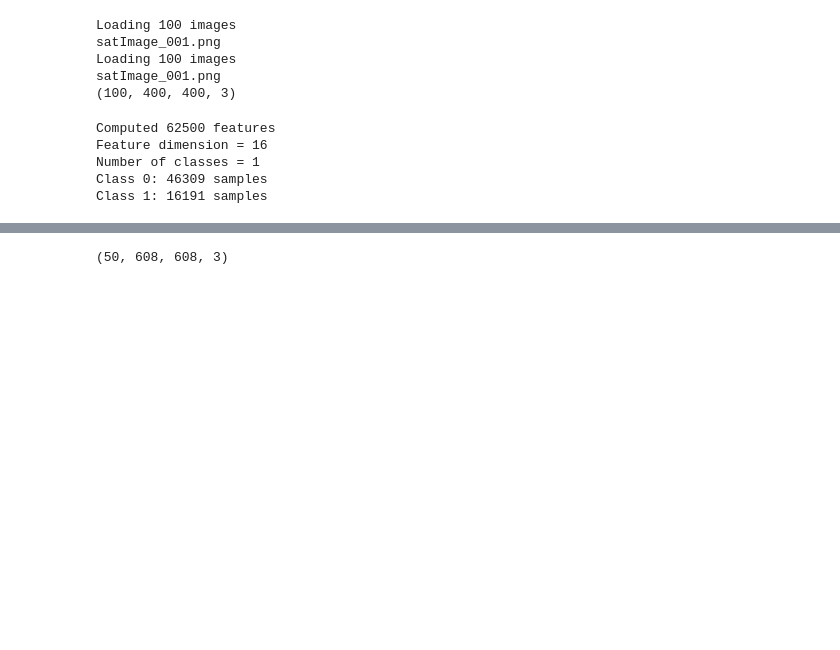
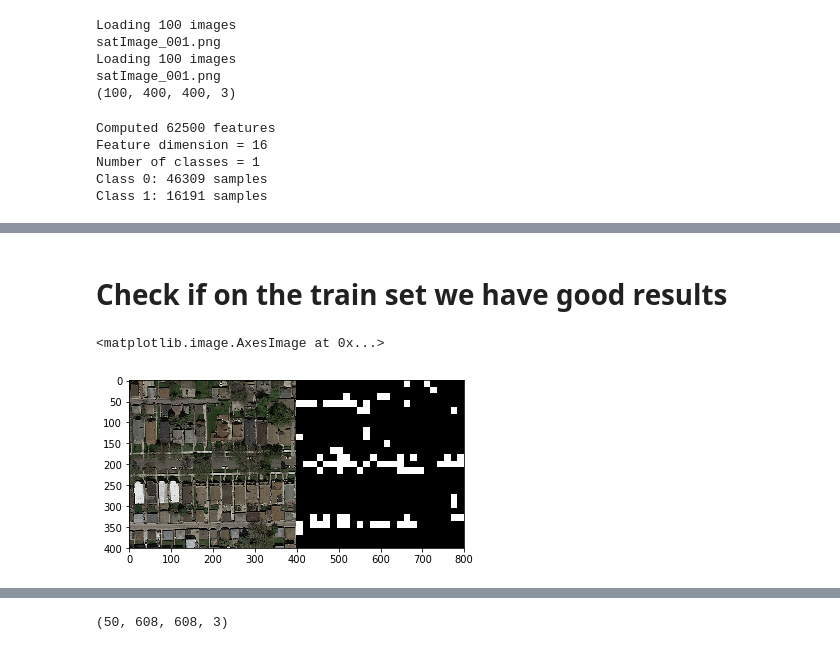
Before and after one commit to LeonardoPollina/ML_project_2, a Jupyter notebook: src/basicCNN.ipynb, the cells around one changed output, grey strips where cells are left out. Drawn from its saved outputs; the diff is of its cells as text; code cells hidden in the pictures; blank space fills up the shorter version.

```diff
--- a/src/basicCNN.ipynb
+++ b/src/basicCNN.ipynb
@@ -68,7 +6,6 @@ test = pick_test_images()
 def train(X, Y):
         reg = 1e-6
         pool_size = (2, 2)
-        nb_classes = 2
         patch_size = 16
 
         if K.image_dim_ordering() == 'th':
@@ -78,20 +15,20 @@ def train(X, Y):
 
         model = Sequential()
 
-        model.add(Convolution2D(32, kernel_size=(3, 3),
+        model.add(Convolution2D(64, kernel_size=(5, 5),
                                 input_shape = ( patch_size, patch_size, 3),
                                 activation = 'relu',
                                 padding = 'SAME'))
         model.add(Flatten())
         model.add(Dense(units = 128, activation = 'relu'))
-        model.add(Dense(units = 2, activation = 'sigmoid'))
+        model.add(Dense(units = 1, activation = 'sigmoid'))
 
         print('Training set shape: ', X.shape)
 
-        batch_size = 200
-        nb_classes = 2
+        batch_size = 250
         nb_epoch = 10
-        steps_per_epoch = 10
+        steps_per_epoch = X.shape[0] // batch_size
+        print(f'Batch_size: {batch_size} \nSteps per epoch: {steps_per_epoch} \n')
 
 
         opt = Adam(lr=0.001) # Adam optimizer with default initial learning rate
@@ -106,7 +43,7 @@ def train(X, Y):
             while 1:
                 # Generate one minibatch
                 X_batch = np.empty((batch_size, patch_size, patch_size, 3))
-                Y_batch = np.empty((batch_size, 2))
+                Y_batch = np.empty(batch_size)
                 for i in range(batch_size):
                     # Select a random image
                     idx = np.random.choice(X.shape[0])
@@ -116,7 +53,7 @@ def train(X, Y):
                 if K.image_dim_ordering() == 'th':
                     X_batch = np.rollaxis(X_batch, 3, 1)
 
-                yield (X_batch, Y_batch)
+                yield X_batch, Y_batch
 
         # This callback reduces the learning rate when the training accuracy does not improve any more
         lr_callback = ReduceLROnPlateau(monitor='acc', factor=0.5, patience=5,
@@ -129,15 +66,11 @@ def train(X, Y):
                       optimizer=opt,
                       metrics=['accuracy'])
 
-        try:
-            model.fit_generator(generate_minibatch(),
+        model.fit_generator(generate_minibatch(),
                             steps_per_epoch=steps_per_epoch,
                             nb_epoch=nb_epoch,
                             verbose=1,
                             callbacks=[lr_callback, stop_callback])
-        except KeyboardInterrupt:
-            # Do not throw away the model in case the user stops the training process
-            pass
 
         print('Training completed')
 
@@ -208,0 +141,9 @@ Class 1: 16191 samples
+# %%
+N = X.shape[0]
+ratio = 0.8
+N_train = int(N*ratio)
+N_valid = int(N - N*ratio)
+X_train = X[:N_train]
+X_valid = X[N-N_valid:]
+Y_train = Y[:N_train]
+Y_valid = Y[N-N_valid:]
@@ -209,3 +156,3 @@ Class 1: 16191 samples
 # %%
-model = train(X,Y)
+model = train(X_train,Y_train)
 # %% [output]
@@ -229 +178,15 @@ Epoch 10/10
 Training completed
+# %% [markdown]
+# Check if on the train set we have good results
+# %%
+IDX = 16
+patches_idx = X[625*IDX:625*(IDX+1)]
+
+Z_idx = model.predict(patches_idx)
+labels_idx = (Z_idx > 0.5) *1
+
+im = label_to_img(400, 400, 16, 16, labels_idx)
+plt.imshow(concatenate_images(imgs[IDX], im))
+# %% [output]
+<matplotlib.image.AxesImage at 0x...>
+[figure, added]
```
Also changed, not shown: parts of 23 cells of this notebook, 1 other file.
